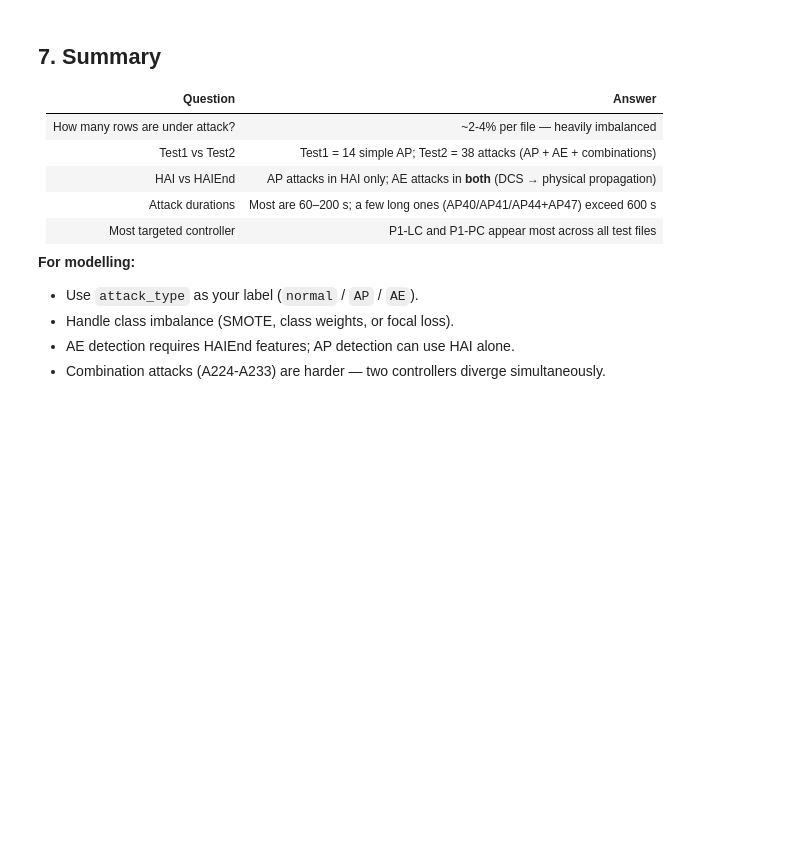
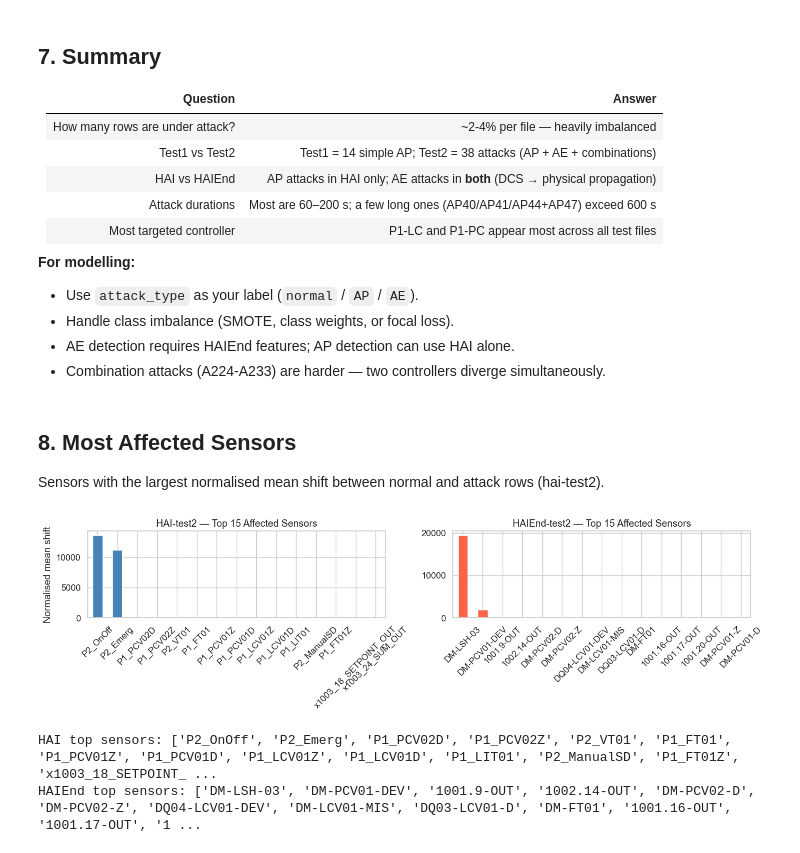
Before and after one commit to hayooka/hai-digital-twin, a Jupyter notebook: notebooks/attack_label_analysis.ipynb, the cells around one changed output. Cells and saved outputs as stored; diff of their text form; code cells hidden in the pictures; blank space fills up the shorter version.

```diff
--- a/notebooks/attack_label_analysis.ipynb
+++ b/notebooks/attack_label_analysis.ipynb
@@ -23,7 +23,7 @@ import seaborn as sns
 
 sns.set_theme(style='whitegrid', font_scale=1.1)
 
-LABELED_DIR = os.environ.get('OUT_DIR', 'C:/Users/farah/OneDrive/Desktop/AI_project/labeled')
+LABELED_DIR = os.environ.get('OUT_DIR', 'C:/Users/ahmma/Desktop/farah/labeled')
 
 files = {
     'hai-test1': (os.path.join(LABELED_DIR, 'hai-test1-labeled.csv'), 'timestamp'),
@@ -352,3 +352,42 @@ plt.show()
 - Handle class imbalance (SMOTE, class weights, or focal loss).
 - AE detection requires HAIEnd features; AP detection can use HAI alone.
 - Combination attacks (A224-A233) are harder — two controllers diverge simultaneously.
+# %% [markdown]
+## 8. Most Affected Sensors
+Sensors with the largest normalised mean shift between normal and attack rows (hai-test2).
+# %%
+hai2 = dfs["hai-test2"].copy()
+end2 = dfs["end-test2"].copy()
+
+META = {"timestamp", "attack", "attack_id", "scenario", "attack_type",
+        "combination", "target_controller", "target_points"}
+
+def top_affected(df, n=15):
+    sensor_cols = [c for c in df.select_dtypes(include=["number"]).columns
+                   if c.lower() not in {m.lower() for m in META}]
+    normal = df[df["attack_type"] == "normal"][sensor_cols]
+    attack = df[df["attack_type"] != "normal"][sensor_cols]
+    shift = ((attack.mean() - normal.mean()).abs() /
+             (normal.std() + 1e-6)).sort_values(ascending=False)
+    return shift.head(n)
+
+top_hai = top_affected(hai2)
+top_end = top_affected(end2)
+
+fig, axes = plt.subplots(1, 2, figsize=(14, 4))
+top_hai.plot(kind="bar", ax=axes[0], color="steelblue", edgecolor="white")
+axes[0].set_title("HAI-test2 — Top 15 Affected Sensors")
+axes[0].set_ylabel("Normalised mean shift")
+axes[0].tick_params(axis="x", rotation=45)
+top_end.plot(kind="bar", ax=axes[1], color="tomato", edgecolor="white")
+axes[1].set_title("HAIEnd-test2 — Top 15 Affected Sensors")
+axes[1].tick_params(axis="x", rotation=45)
+plt.tight_layout()
+plt.show()
+
+print("HAI top sensors:", top_hai.index.tolist())
+print("HAIEnd top sensors:", top_end.index.tolist())
+# %% [output]
+[figure, added]
+HAI top sensors: ['P2_OnOff', 'P2_Emerg', 'P1_PCV02D', 'P1_PCV02Z', 'P2_VT01', 'P1_FT01', 'P1_PCV01Z', 'P1_PCV01D', 'P1_LCV01Z', 'P1_LCV01D', 'P1_LIT01', 'P2_ManualSD', 'P1_FT01Z', 'x1003_18_SETPOINT_ ...
+HAIEnd top sensors: ['DM-LSH-03', 'DM-PCV01-DEV', '1001.9-OUT', '1002.14-OUT', 'DM-PCV02-D', 'DM-PCV02-Z', 'DQ04-LCV01-DEV', 'DM-LCV01-MIS', 'DQ03-LCV01-D', 'DM-FT01', '1001.16-OUT', '1001.17-OUT', '1 ...
```
Also changed, not shown: parts of 6 cells of this notebook, 23 other files.
